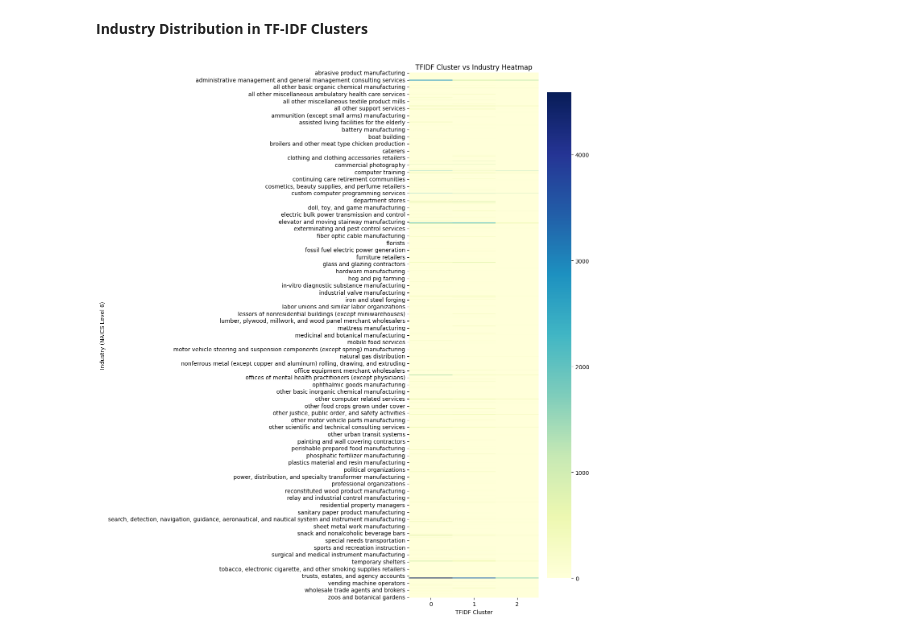
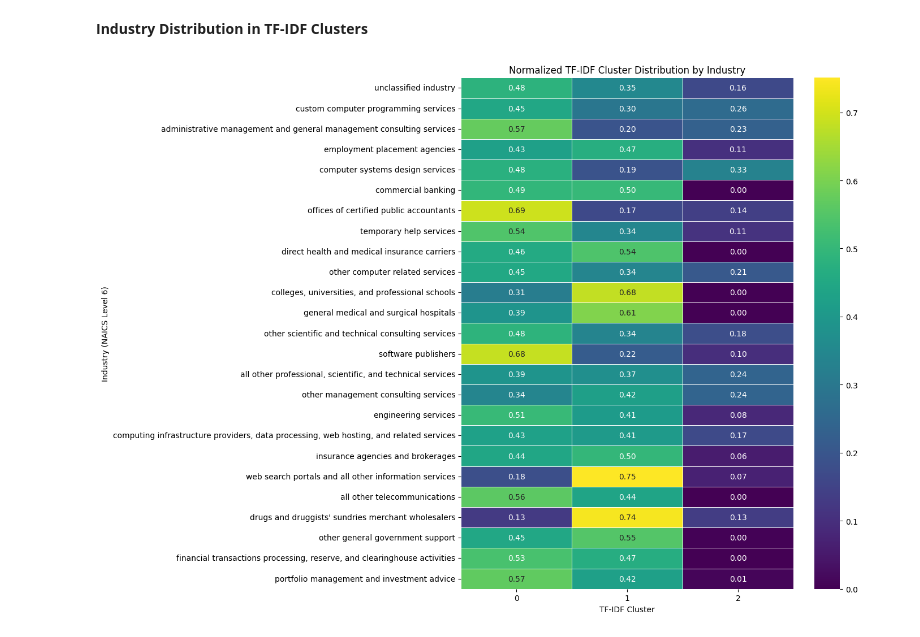
Before and after one commit to 616797/ad688-employability-sp25A1-group1, a Jupyter notebook: ml_methods.ipynb, the cells around one changed output. Drawn from its saved outputs; the diff is of its cells as text; code cells hidden in the pictures.

```diff
--- a/ml_methods.ipynb
+++ b/ml_methods.ipynb
@@ -234,15 +242,28 @@ plt.show()
 [figure]
 # %% [markdown]
 **Industry Distribution in TF-IDF Clusters**
-# %%
-industry_cluster = df.groupby(['TFIDF_Cluster', 'NAICS_2022_6_NAME']).size().unstack(fill_value=0)
-
-plt.figure(figsize=(12, 14))
-sns.heatmap(industry_cluster.T, cmap='YlGnBu')
-plt.title('TFIDF Cluster vs Industry Heatmap')
-plt.xlabel('TFIDF Cluster')
-plt.ylabel('Industry (NAICS Level 6)')
-plt.tight_layout()
-plt.show()
-# %% [output]
-[figure, removed]
+# %%
+# Step 1: Compute normalized cluster distribution per industry
+industry_cluster = (
+    df.groupby(['NAICS_2022_6_NAME', 'TFIDF_Cluster'])
+    .size()
+    .unstack(fill_value=0)
+)
+
+# Step 2: Normalize by industry (row-wise proportions)
+industry_cluster_normalized = industry_cluster.div(industry_cluster.sum(axis=1), axis=0)
+
+# Step 3: Filter top industries by total count (optional but recommended for clarity)
+top_industries = df['NAICS_2022_6_NAME'].value_counts().head(25).index
+filtered = industry_cluster_normalized.loc[top_industries]
+
+# Step 4: Plot heatmap
+plt.figure(figsize=(14, 10))
+sns.heatmap(filtered, cmap='viridis', annot=True, fmt=".2f", linewidths=0.5)
+plt.title("Normalized TF-IDF Cluster Distribution by Industry")
+plt.xlabel("TF-IDF Cluster")
+plt.ylabel("Industry (NAICS Level 6)")
+plt.tight_layout()
+plt.show()
+# %% [output]
+[figure, added]
```
Also changed, not shown: parts of 3 cells of this notebook.
